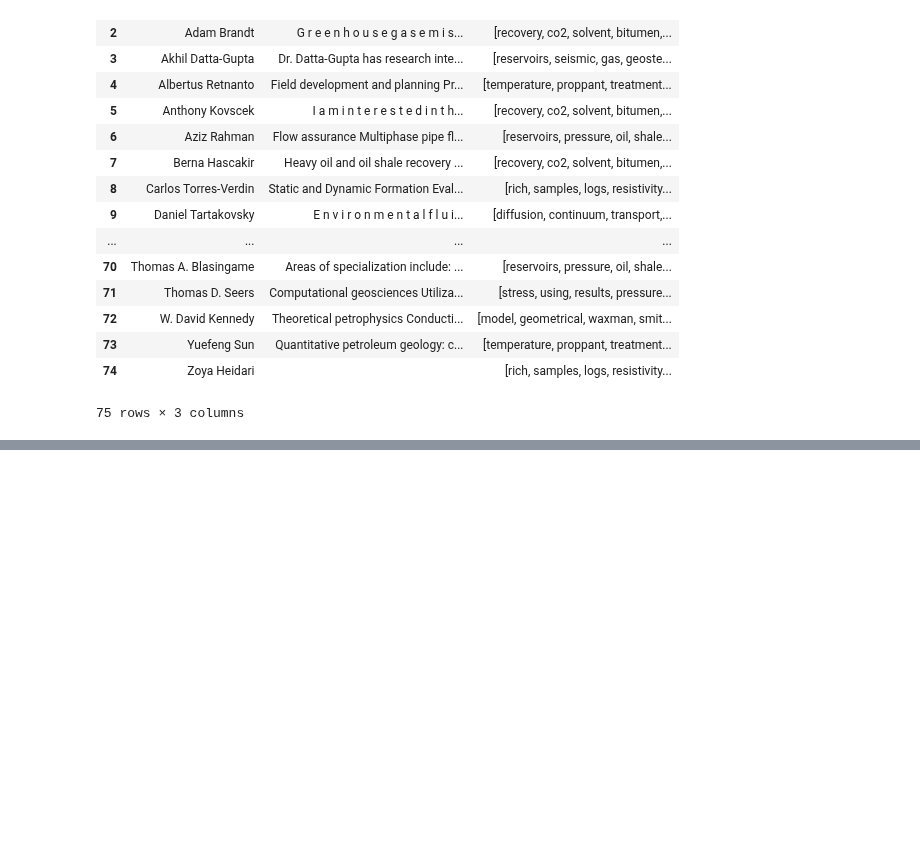
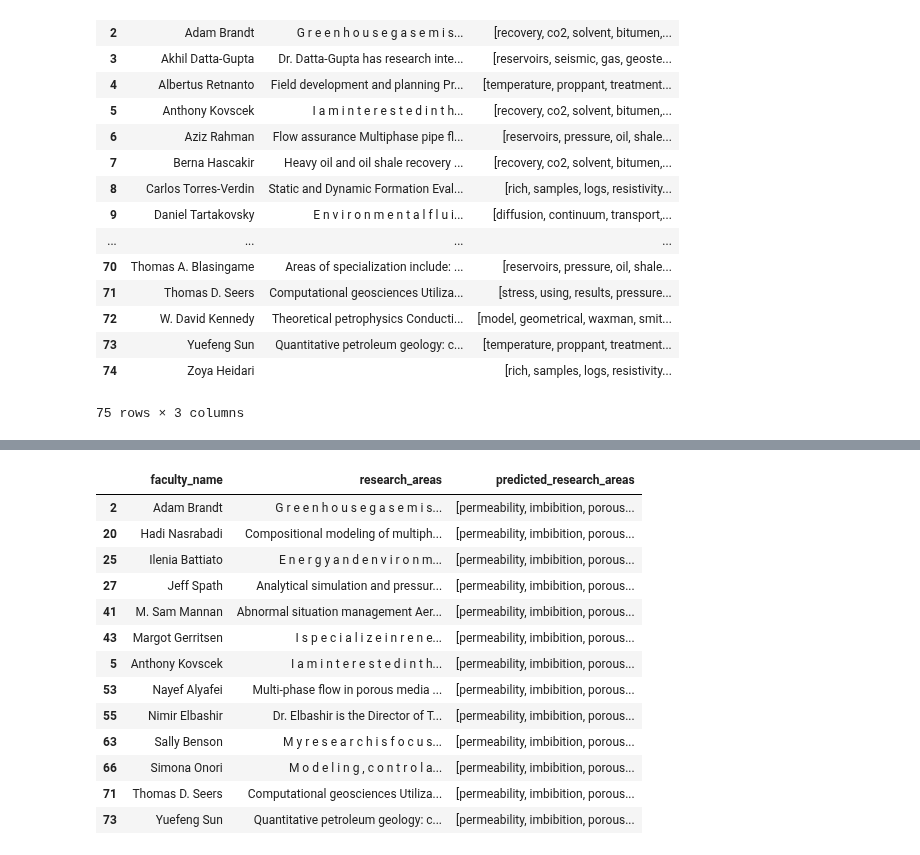
Before and after one commit to neha8anand/professor-profiler, a Jupyter notebook: src/model_test.ipynb, the cells around one changed output, grey strips where cells are left out. Drawn from its saved outputs; the diff is of its cells as text; code cells hidden in the pictures; blank space fills up the shorter version.

Commit message:
Modify search algorithm

```diff
--- a/src/model_test.ipynb
+++ b/src/model_test.ipynb
@@ -466,0 +467,2 @@ new_stopwords = ['commonly', 'used', 'either',  ]
+# %%
+search_text = ['For wells drilled in shale gas reservoirs to be economic, hydraulic fracturing has become a common completion practice. Production from these completed wells is highly dependent on the characteristics of proppants placed in the created fractures. Fracturing leads to an interaction between the minerals of the proppants, formation and the fluids; this results in the phenomenon of proppants diagenesis. It involves mechanisms such as diffusion, dissolution, precipitation along with chemical reactions that take place at the fracture surface. Over time, this combined process results in a loss of proppant pack permeability thereby leading to a decline in well productivity. This occurs due to changes in compositional differences between proppants, fracturing fluid and the formation. A mathematical model, representing this phenomenon is developed in this paper.']
@@ -466,0 +489,18 @@ new_stopwords = ['commonly', 'used', 'either',  ]
+# %%
+results = search(search_text, type='text_input')
+results
+# %% [output]
+|  | faculty_name | research_areas | predicted_research_areas |
+| 2 | Adam Brandt | G r e e n h o u s e g a s e m i s... | [permeability, imbibition, porous... |
+| 20 | Hadi Nasrabadi | Compositional modeling of multiph... | [permeability, imbibition, porous... |
+| 25 | Ilenia Battiato | E n e r g y a n d e n v i r o n m... | [permeability, imbibition, porous... |
+| 27 | Jeff Spath | Analytical simulation and pressur... | [permeability, imbibition, porous... |
+| 41 | M. Sam Mannan | Abnormal situation management Aer... | [permeability, imbibition, porous... |
+| 43 | Margot Gerritsen | I s p e c i a l i z e i n r e n e... | [permeability, imbibition, porous... |
+| 5 | Anthony Kovscek | I a m i n t e r e s t e d i n t h... | [permeability, imbibition, porous... |
+| 53 | Nayef Alyafei | Multi-phase flow in porous media ... | [permeability, imbibition, porous... |
+| 55 | Nimir Elbashir | Dr. Elbashir is the Director of T... | [permeability, imbibition, porous... |
+| 63 | Sally Benson | M y r e s e a r c h i s f o c u s... | [permeability, imbibition, porous... |
+| 66 | Simona Onori | M o d e l i n g , c o n t r o l a... | [permeability, imbibition, porous... |
+| 71 | Thomas D. Seers | Computational geosciences Utiliza... | [permeability, imbibition, porous... |
+| 73 | Yuefeng Sun | Quantitative petroleum geology: c... | [permeability, imbibition, porous... |
```
Also changed, not shown: parts of 6 cells of this notebook, 9 other files.
